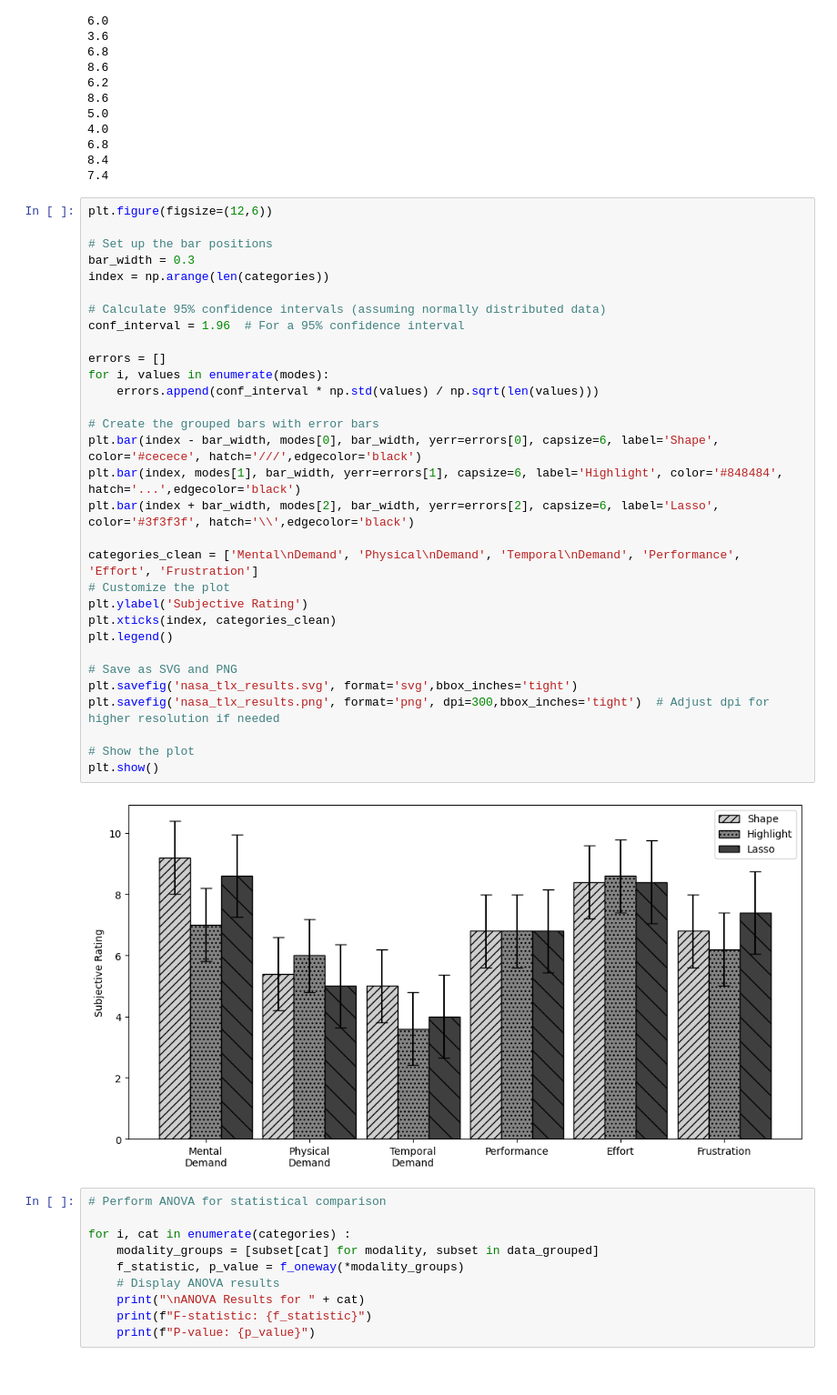
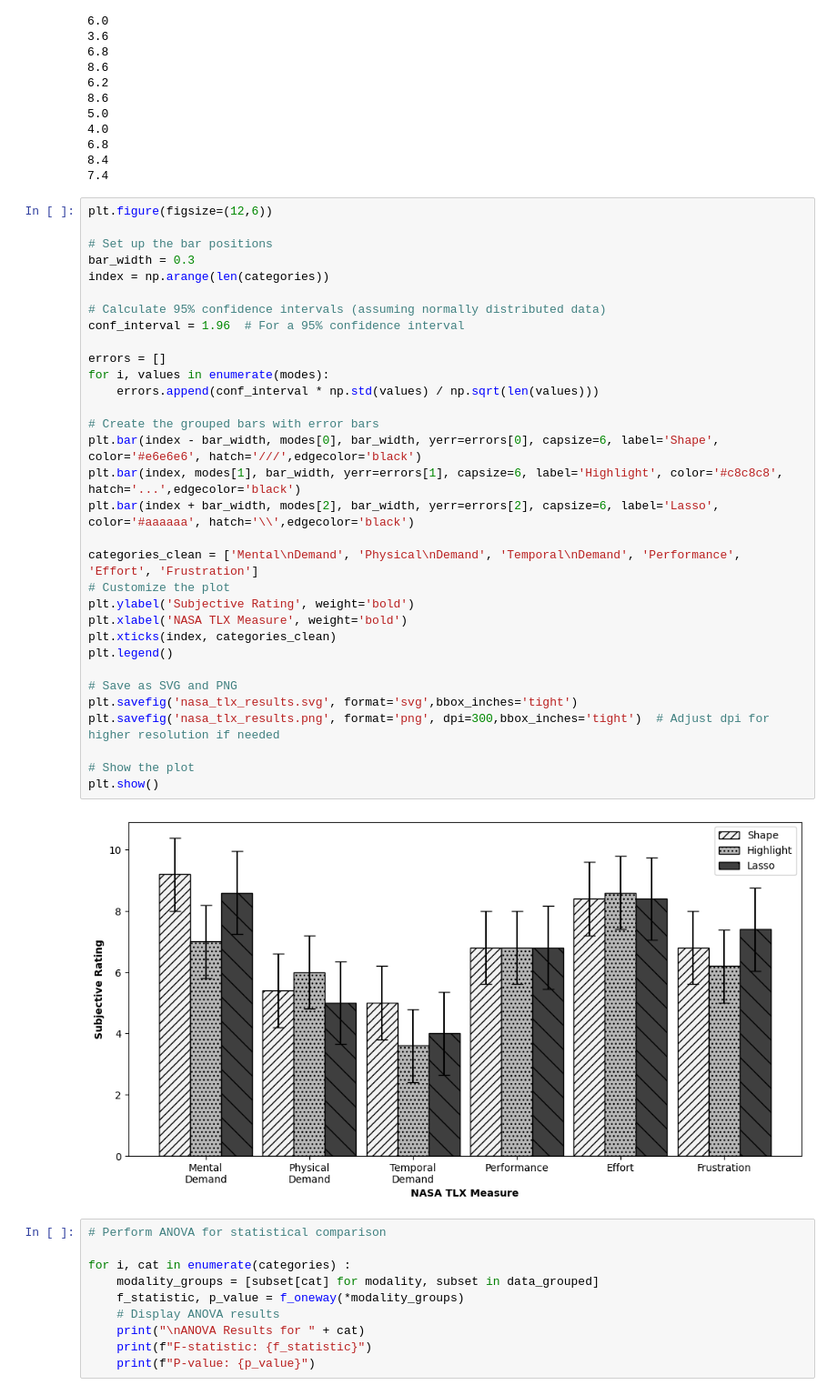
Before and after one commit to UTNuclearRoboticsPublic/ar-star, a Jupyter notebook: data/tahri_2023/post_tlx/nasa_tlx_analysis.ipynb, the cells around one changed output. Shown: that part at 91% size. Drawn from its saved outputs; the diff is of its cells as text.

Commit message:
new tlx images

```diff
--- a/data/tahri_2023/post_tlx/nasa_tlx_analysis.ipynb
+++ b/data/tahri_2023/post_tlx/nasa_tlx_analysis.ipynb
@@ -59,36 +59,37 @@ for i in range(0, len(data_grouped)):
 # %%
 plt.figure(figsize=(12,6))
 
 # Set up the bar positions
 bar_width = 0.3
 index = np.arange(len(categories))
 
 # Calculate 95% confidence intervals (assuming normally distributed data)
 conf_interval = 1.96  # For a 95% confidence interval
 
 errors = []
 for i, values in enumerate(modes):
     errors.append(conf_interval * np.std(values) / np.sqrt(len(values)))
 
 # Create the grouped bars with error bars
-plt.bar(index - bar_width, modes[0], bar_width, yerr=errors[0], capsize=6, label='Shape', color='#cecece', hatch='///',edgecolor='black')
-plt.bar(index, modes[1], bar_width, yerr=errors[1], capsize=6, label='Highlight', color='#848484', hatch='...',edgecolor='black')
-plt.bar(index + bar_width, modes[2], bar_width, yerr=errors[2], capsize=6, label='Lasso', color='#3f3f3f', hatch='\\',edgecolor='black')
+plt.bar(index - bar_width, modes[0], bar_width, yerr=errors[0], capsize=6, label='Shape', color='#e6e6e6', hatch='///',edgecolor='black')
+plt.bar(index, modes[1], bar_width, yerr=errors[1], capsize=6, label='Highlight', color='#c8c8c8', hatch='...',edgecolor='black')
+plt.bar(index + bar_width, modes[2], bar_width, yerr=errors[2], capsize=6, label='Lasso', color='#aaaaaa', hatch='\\',edgecolor='black')
 
 categories_clean = ['Mental\nDemand', 'Physical\nDemand', 'Temporal\nDemand', 'Performance', 'Effort', 'Frustration']
 # Customize the plot
-plt.ylabel('Subjective Rating')
+plt.ylabel('Subjective Rating', weight='bold')
+plt.xlabel('NASA TLX Measure', weight='bold')
 plt.xticks(index, categories_clean)
 plt.legend()
 
 # Save as SVG and PNG
 plt.savefig('nasa_tlx_results.svg', format='svg',bbox_inches='tight')
 plt.savefig('nasa_tlx_results.png', format='png', dpi=300,bbox_inches='tight')  # Adjust dpi for higher resolution if needed
 
 # Show the plot
 plt.show()
 # %% [output]
-[figure, old version]
+[figure, new version]
 # %%
 # Perform ANOVA for statistical comparison
 
```
Also changed, not shown: 2 other files.
